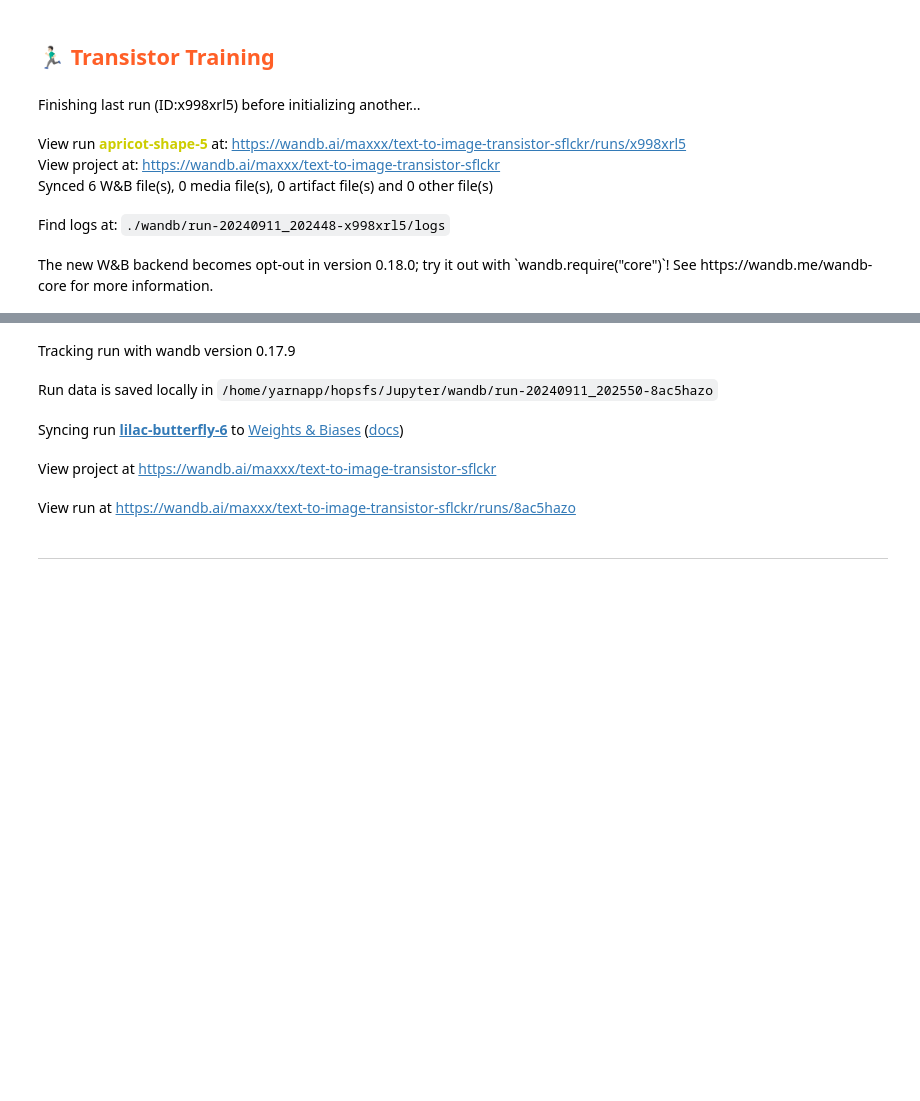
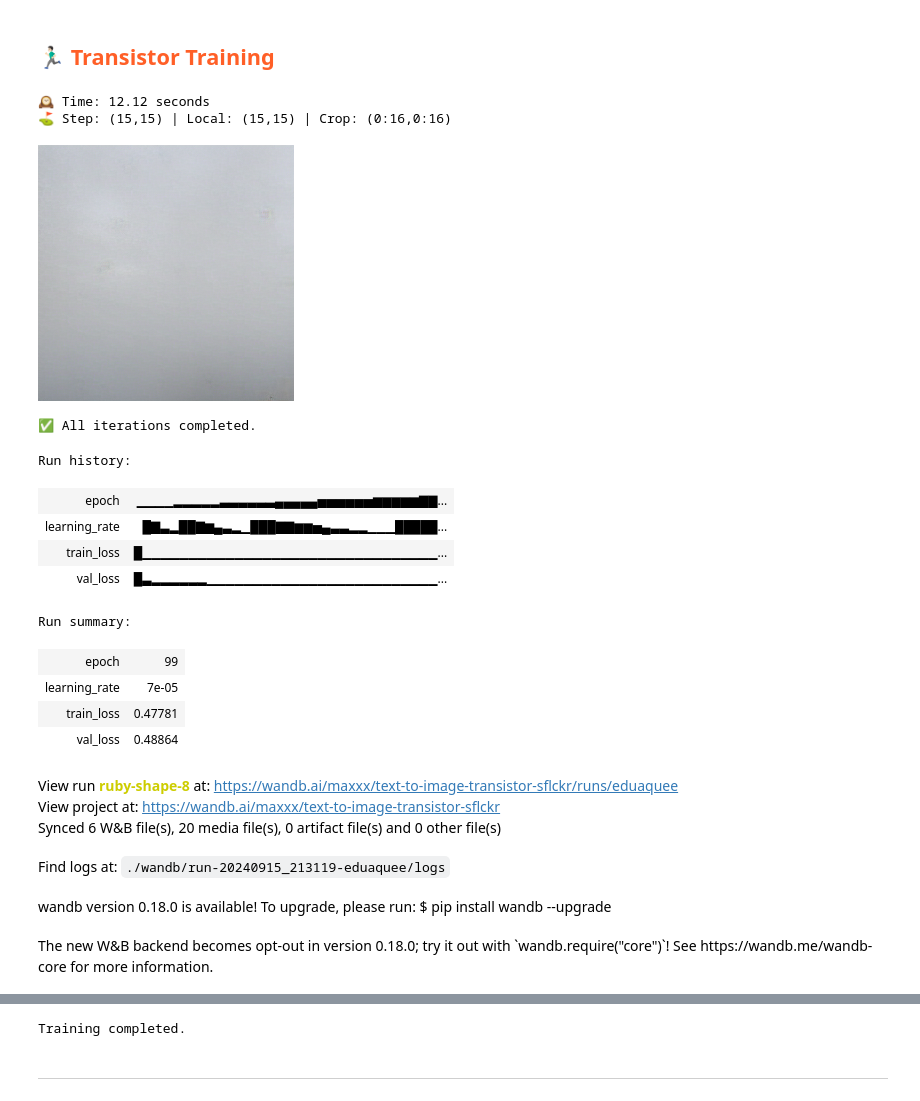
Before and after one commit to MaksymZhytnikov/ImprovedTamingTransformers, a Jupyter notebook: 2b_sflckr_fnn_transistor_training.ipynb, the cells around one changed output, grey strips where cells are left out. Drawn from its saved outputs; the diff is of its cells as text; code cells hidden in the pictures; blank space fills up the shorter version.

Commit message:
Sflckr Transistor Inference

```diff
--- a/2b_sflckr_fnn_transistor_training.ipynb
+++ b/2b_sflckr_fnn_transistor_training.ipynb
@@ -121,7 +123,7 @@ Validation set size: 913
 ## <span style='color:#ff5f27'> 🧬 Transistor Architecture</span>
 # %%
 class Transistor(nn.Module):
-    def __init__(self, input_dim, hidden_dim, output_dim, num_layers=4, dropout_rate=0.2):
+    def __init__(self, input_dim, hidden_dim, output_dim, num_layers=6, dropout_rate=0.1):
         super(Transistor, self).__init__()
         self.layers = nn.ModuleList()
         self.layer_norms = nn.ModuleList()
@@ -139,7 +141,7 @@ class Transistor(nn.Module):
         self.layers.append(nn.Linear(hidden_dim, output_dim))
 
         self.dropout = nn.Dropout(dropout_rate)
-        self.activation = nn.LeakyReLU()
+        self.activation = nn.GELU()
 
     def forward(self, x):
         for i, (layer, layer_norm) in enumerate(zip(self.layers[:-1], self.layer_norms)):
@@ -241,28 +200,24 @@ from functions.vqgan import generate_image_from_text
 # %%
-def train_model(transistor_model, train_loader, val_loader, vqgan_model, criterion, optimizer, device, num_epochs=50, accumulation_steps=2):
-    # Initialize wandb with more metadata
+def train_model(transistor_model, train_loader, val_loader, vqgan_model, criterion, optimizer, device, num_epochs=100, accumulation_steps=4):
     wandb.init(project="text-to-image-transistor-sflckr", config={
-        "model_architecture": "Transistor",
+        "model_architecture": "ImprovedTransistor",
         "num_layers": len(transistor_model.layers),
         "hidden_dim": transistor_model.layers[0].out_features,
         "dropout_rate": transistor_model.dropout.p,
-        "activation": "LeakyReLU",
+        "activation": "GELU",
         "learning_rate": optimizer.param_groups[0]['lr'],
         "scheduler": "CosineAnnealingWarmRestarts",
         "epochs": num_epochs,
         "batch_size": train_loader.batch_size,
         "accumulation_steps": accumulation_steps,
-        "dataset_size": len(train_loader.dataset) + len(val_loader.dataset),
-        "train_size": len(train_loader.dataset),
-        "val_size": len(val_loader.dataset),
     })
 
     transistor_model.train()
     scaler = torch.cuda.amp.GradScaler()
     encode_text_fn = partial(encode_text, name='t5-large', output_device=device)
-    early_stopping = EarlyStopping(patience=15, min_delta=0.0005)
+    early_stopping = EarlyStopping(patience=20, min_delta=0.0001)
 
-    scheduler = CosineAnnealingWarmRestarts(optimizer, T_0=5, T_mult=2, eta_min=1e-6)
+    scheduler = CosineAnnealingWarmRestarts(optimizer, T_0=10, T_mult=2, eta_min=1e-6)
 
     best_val_loss = float('inf')
 
@@ -297,7 +252,7 @@ def train_model(transistor_model, train_loader, val_loader, vqgan_model, criteri
 
         early_stopping(val_loss)
         if early_stopping.early_stop:
-            print("👮🏻‍♂️ Early stopping triggered")
+            print("Early stopping triggered")
             break
 
         wandb.log({
@@ -322,30 +277,44 @@ def train_model(transistor_model, train_loader, val_loader, vqgan_model, criteri
 # %%
 # Initialize Transistor model
 input_dim = 1024  # Dimension of T5 output
-hidden_dim = 2048  # Increased from 1536
+hidden_dim = 3072  # Increased from 2048
 output_dim = 256 * 16 * 16
-transistor_model = Transistor(input_dim, hidden_dim, output_dim, num_layers=5, dropout_rate=0.3).to(config.DEVICE)
+transistor_model = Transistor(input_dim, hidden_dim, output_dim, num_layers=6, dropout_rate=0.1).to(config.DEVICE)
 # %%
 # Define loss function and optimizer
 criterion = nn.MSELoss()
-optimizer = torch.optim.AdamW(transistor_model.parameters(), lr=0.0002, weight_decay=0.01)
+optimizer = torch.optim.AdamW(transistor_model.parameters(), lr=0.0001, weight_decay=0.01)
 # %%
 # Train the model
 train_model(
     transistor_model,
     train_loader,
     val_loader,
     vqgan_model,
     criterion,
     optimizer,
     config.DEVICE,
-    num_epochs=75,
-    accumulation_steps=2,
+    num_epochs=100,
+    accumulation_steps=4,
 )
 # %% [output]
+🕰️ Time: 12.12 seconds
+⛳️ Step: (15,15) | Local: (15,15) | Crop: (0:16,0:16)
+[figure, added]
+✅ All iterations completed.
+Run history:
+| epoch | ▁▁▁▁▂▂▂▂▂▃▃▃▃▃▃▄▄▄▄▄▅▅▅▅▅▅▆▆▆▆▆▇▇... |
+| learning_rate | █▇▃▂██▇▆▄▃▂▁███▇▇▆▆▅▄▃▃▂▂▁▁▁█████... |
+| train_loss | █▁▁▁▁▁▁▁▁▁▁▁▁▁▁▁▁▁▁▁▁▁▁▁▁▁▁▁▁▁▁▁▁... |
+| val_loss | █▃▂▂▂▂▂▂▁▁▁▁▁▁▁▁▁▁▁▁▁▁▁▁▁▁▁▁▁▁▁▁▁... |
+Run summary:
+| epoch | 99 |
+| learning_rate | 7e-05 |
+| train_loss | 0.47781 |
+| val_loss | 0.48864 |
-Finishing last run (ID:x998xrl5) before initializing another...
+View run ruby-shape-8 at: https://wandb.ai/maxxx/text-to-image-transistor-sflckr/runs/eduaquee
+View project at: https://wandb.ai/maxxx/text-to-image-transistor-sflckr
+Synced 6 W&B file(s), 20 media file(s), 0 artifact file(s) and 0 other file(s)
-View run apricot-shape-5 at: https://wandb.ai/maxxx/text-to-image-transistor-sflckr/runs/x998xrl5
-View project at: https://wandb.ai/maxxx/text-to-image-transistor-sflckr
-Synced 6 W&B file(s), 0 media file(s), 0 artifact file(s) and 0 other file(s)
+Find logs at: ./wandb/run-20240915_213119-eduaquee/logs
-Find logs at: ./wandb/run-20240911_202448-x998xrl5/logs
+wandb version 0.18.0 is available! To upgrade, please run: $ pip install wandb --upgrade
 The new W&B backend becomes opt-out in version 0.18.0; try it out with `wandb.require("core")`! See https://wandb.me/wandb-core for more information.
@@ -353,7 +321,3 @@ Successfully finished last run (ID:x998xrl5). Initializing new run:
-Tracking run with wandb version 0.17.9
-Run data is saved locally in /home/yarnapp/hopsfs/Jupyter/wandb/run-20240911_202550-8ac5hazo
-Syncing run lilac-butterfly-6 to Weights & Biases (docs)
-View project at https://wandb.ai/maxxx/text-to-image-transistor-sflckr
-View run at https://wandb.ai/maxxx/text-to-image-transistor-sflckr/runs/8ac5hazo
+Training completed.
 # %% [markdown]
 ---
```
Also changed, not shown: parts of 8 cells of this notebook, 6 other files.
